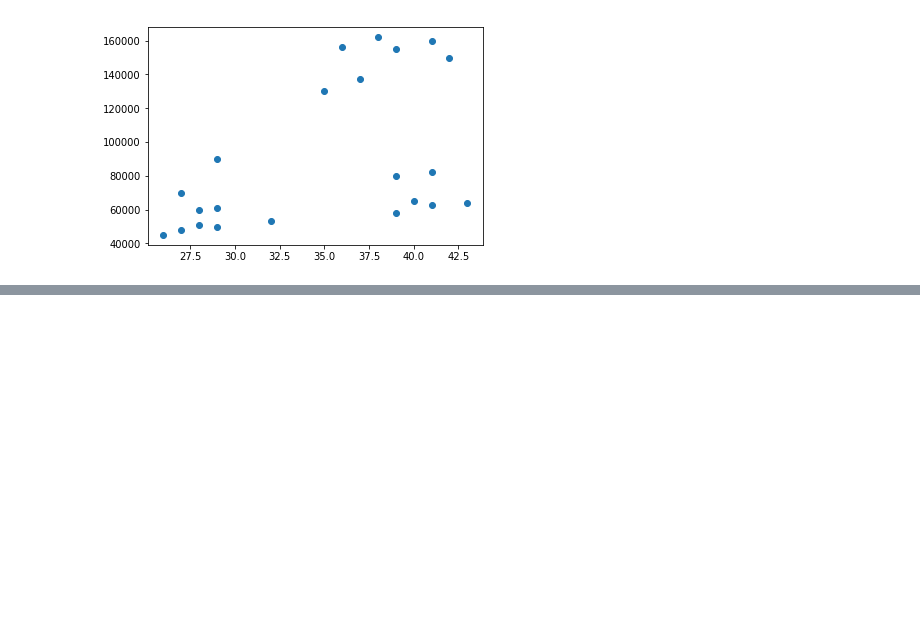
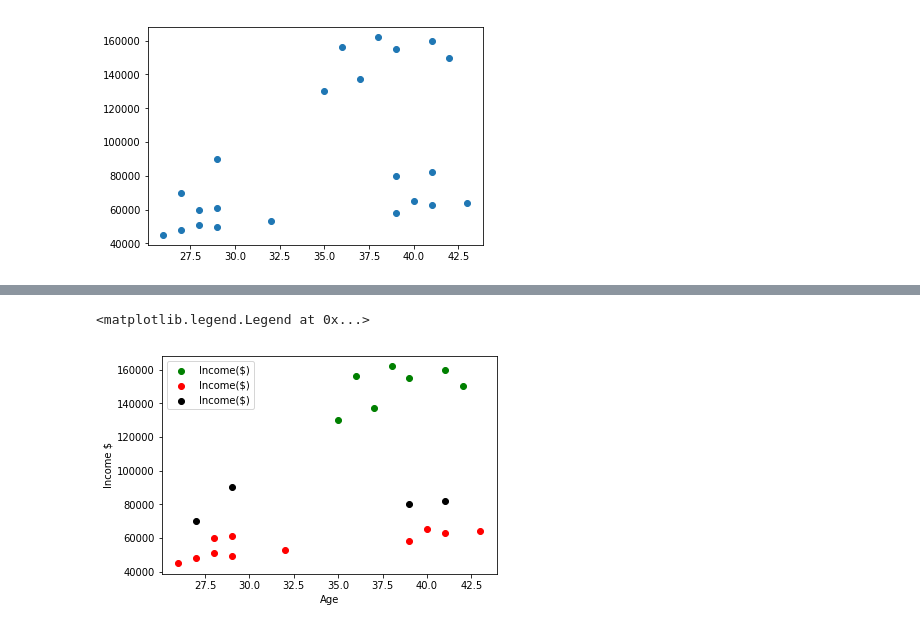
Before and after one commit to AmeyMohite12/K-means, a Jupyter notebook: K means.ipynb, the cells around one changed output, grey strips where cells are left out. Drawn from its saved outputs; the diff is of its cells as text; code cells hidden in the pictures; blank space fills up the shorter version.

Commit message:
Ran clustering and scaled for perfect clustering later

```diff
--- a/K means.ipynb
+++ b/K means.ipynb
@@ -22,3 +22,9 @@ plt.scatter(df['Age'],df['Income($)'])
 # %% [output]
 <matplotlib.collections.PathCollection at 0x...>
 [figure]
+# %%
+'''
+Apparent that three clusters exist.
+'''
+km = KMeans(n_clusters=3)
+km
@@ -24,0 +35,9 @@ plt.scatter(df['Age'],df['Income($)'])
+# %%
+'''
+fit and predict the number of clusters.
+'''
+y_predicted = km.fit_predict(df[['Age','Income($)']])
+# %%
+#Gives you labels on all the data sets
+df["cluster"] = y_predicted
+df.head()
@@ -24,0 +51,20 @@ plt.scatter(df['Age'],df['Income($)'])
+# %%
+# get seperate df clusters
+df1 = df[df.cluster==0]
+df2 = df[df.cluster==1]
+df3 = df[df.cluster==2]
+
+## plot them
+
+plt.scatter(df1['Age'],df1['Income($)'],color = 'green')
+plt.scatter(df2['Age'],df2['Income($)'],color = 'red')
+plt.scatter(df3['Age'],df3['Income($)'],color = 'black')
+
+plt.xlabel('Age')
+plt.ylabel('Income $')
+plt.legend()
+
+## incorrect plotting due to uneven scale of x and y axis.
+# %% [output]
+<matplotlib.legend.Legend at 0x...>
+[figure, added]
```
Also changed, not shown: parts of 4 cells of this notebook.
